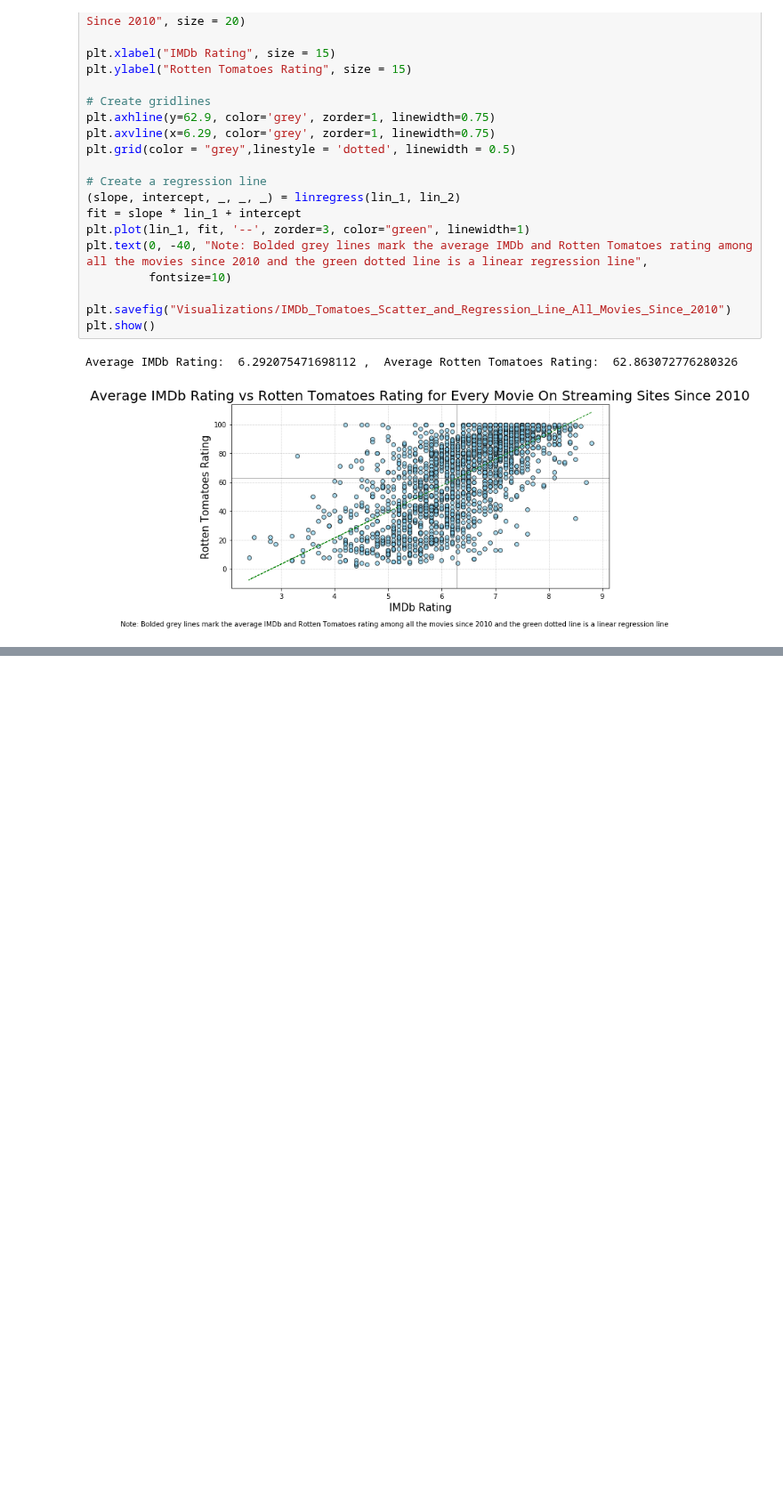
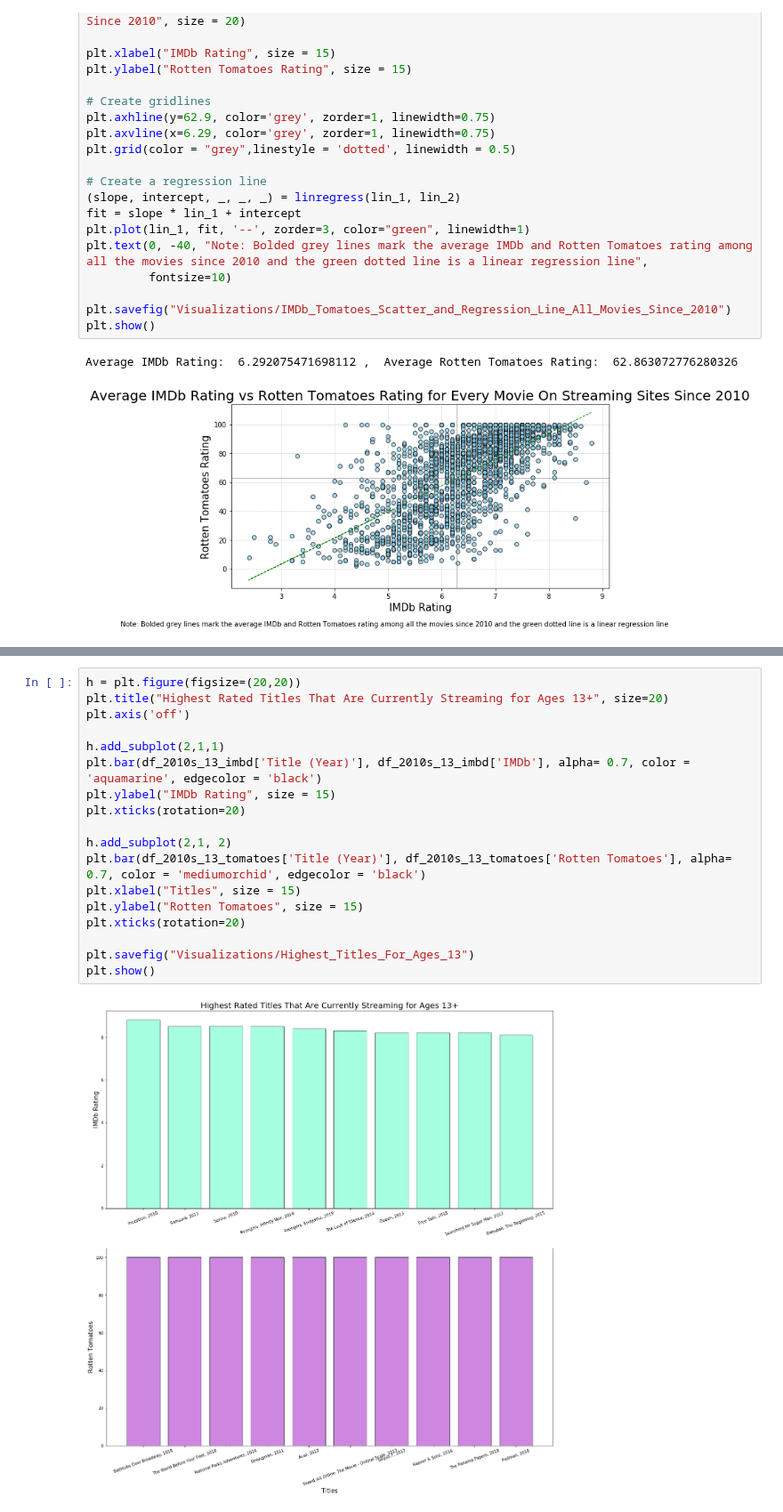
Before and after one commit to irwinmier96/Side_Projects, a Jupyter notebook: Movies on Netflix and Other Streaming Services/highest_movies_since_2010.ipynb, the cells around one changed output, grey strips where cells are left out. Shown at 89% size. Saved outputs shown, nothing was run; the diff lists cells and outputs as text; blank space fills up the shorter version.

```diff
--- a/Movies on Netflix and Other Streaming Services/highest_movies_since_2010.ipynb
+++ b/Movies on Netflix and Other Streaming Services/highest_movies_since_2010.ipynb
@@ -170,0 +192,20 @@ plt.xticks(rotation=50)
+# %%
+h = plt.figure(figsize=(20,20))
+plt.title("Highest Rated Titles That Are Currently Streaming for Ages 13+", size=20)
+plt.axis('off')
+
+h.add_subplot(2,1,1)
+plt.bar(df_2010s_13_imbd['Title (Year)'], df_2010s_13_imbd['IMDb'], alpha= 0.7, color = 'aquamarine', edgecolor = 'black')
+plt.ylabel("IMDb Rating", size = 15)
+plt.xticks(rotation=20)
+
+h.add_subplot(2,1, 2)
+plt.bar(df_2010s_13_tomatoes['Title (Year)'], df_2010s_13_tomatoes['Rotten Tomatoes'], alpha= 0.7, color = 'mediumorchid', edgecolor = 'black')
+plt.xlabel("Titles", size = 15)
+plt.ylabel("Rotten Tomatoes", size = 15)
+plt.xticks(rotation=20)
+
+plt.savefig("Visualizations/Highest_Titles_For_Ages_13")
+plt.show()
+# %% [output]
+[figure, added]
```
Also changed, not shown: parts of 4 cells of this notebook, 5 other files.
